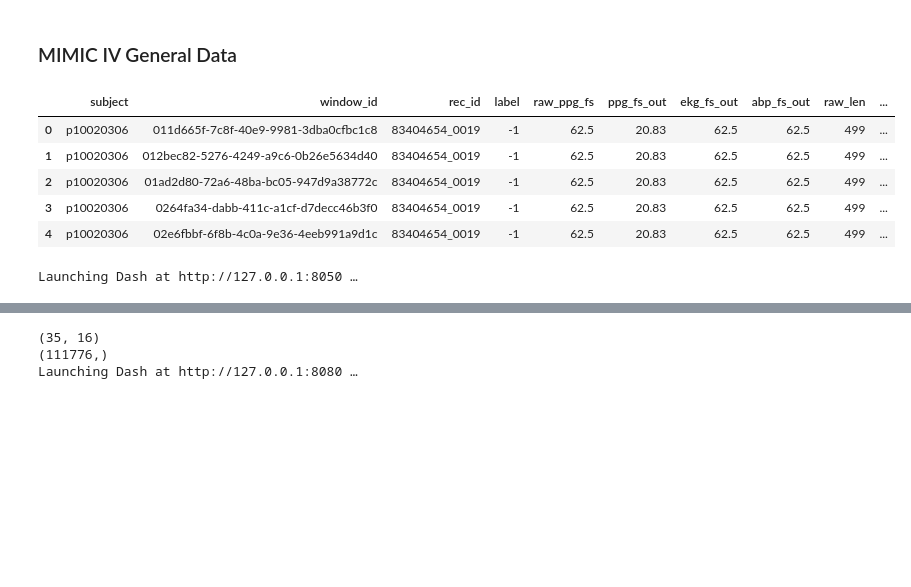
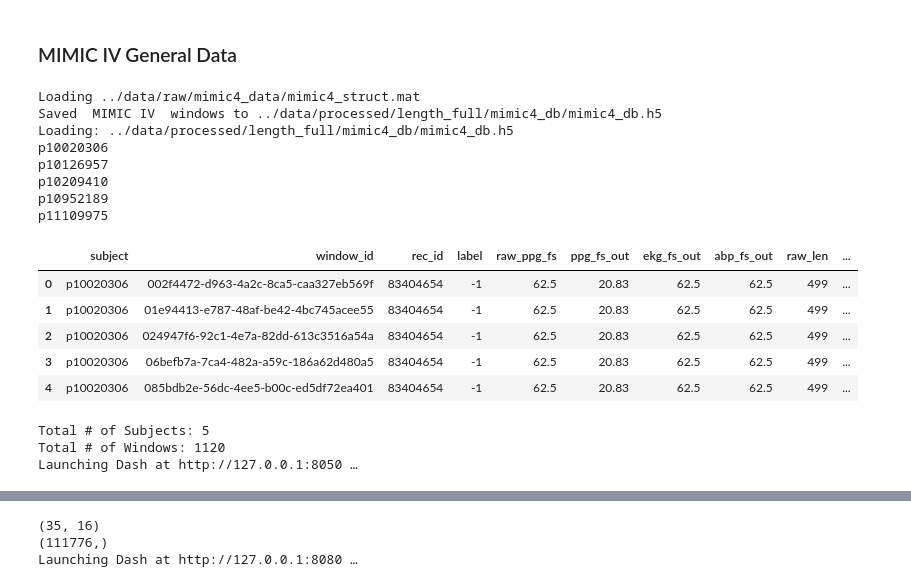
Before and after one commit to ShayanRiyaz/Heart_Rhythm_Analysis, a Jupyter notebook: notebooks/step_1_2_concatenate_datasets.ipynb, the cells around one changed output, grey strips where cells are left out. Drawn from its saved outputs; the diff is of its cells as text; code cells hidden in the pictures; blank space fills up the shorter version.

```diff
--- a/notebooks/step_1_2_concatenate_datasets.ipynb
+++ b/notebooks/step_1_2_concatenate_datasets.ipynb
@@ -16,6 +16,9 @@ from heart_rhythm_analysis.utils.timeseries_viewer import make_window_figure, cr
 
 bSetUpDB = True
 WINDOW_LEN = 8
+
+import dash
+app = dash.Dash(__name__)
 # %% [markdown]
 # Create Datasets from Databases
 # %%
@@ -204,6 +213,6 @@ if __name__ == "__main__":
 # %%
 def main():
-    root_path = os.path.join('../data/raw/mimic3_data/_mimic3_struct.mat')
+    root_path = os.path.join('../data/raw/mimic3_data/mimic3_struct.mat')
     out_filename = 'mimic3_db'
     out_path = os.path.join('../data/processed/length_full/mimic3_db')
 
@@ -222,7 +231,7 @@ def main():
         "zero_phase": True,
         "out_filename": out_filename
     }
-    bSetUpDB = True
+    bSetUpDB = False
     if bSetUpDB:
         etl = MimicETL(config)
         out_file = etl.process()
@@ -232,9 +241,14 @@ def main():
     return df
 if __name__ == "__main__":
     df_mimic3_gen = main()
-    first = df_mimic3_gen.iloc[np.random.randint(0, len(df_mimic3_gen))]
+    # first = df_mimic3_gen.iloc[np.random.randint(0, len(df_mimic3_gen))]
+    chosen_subj = df_mimic3_gen['subject'].unique()[0]
+
+    surr_subject_df = df_mimic3_gen[df_mimic3_gen['subject'] == chosen_subj]
+
+    display(surr_subject_df.head())
     # # initialize Dash
-    # app = dash.Dash(__name__)
+
 
     # # randomly pick one window at start-up
     initial_window = df_mimic3_gen.sample(1).iloc[0]
@@ -250,10 +264,12 @@ if __name__ == "__main__":
     fig_fn = lambda window: make_window_figure(window, specs)
 
     app = create_time_series_viewer(
-    df_mimic3_gen,
+    surr_subject_df,
     fig_fn,
     specs,
     index_label_fn=lambda idx, row: f"{row.subject}-{row.window_id}"
 )
+    print(f'Total # of Subjects: {len(df_mimic3_gen['subject'].unique())}')
+    print(f'Total # of Windows: {df_mimic3_gen.shape[0]}')
     print("Launching Dash at http://127.0.0.1:8050 …")
-    # app.run(debug=True)
+    app.run(debug=True)
@@ -266,7 +296,7 @@ np.random.seed(42)
 def main():
     substring = ''
     file_name = f'_{substring}' if len(substring) > 0 else ""
-    root_path = os.path.join(f'../data/raw/mimic4_data/_mimic4{file_name}_struct.mat')
+    root_path = os.path.join(f'../data/raw/mimic4_data/mimic4{file_name}_struct.mat')
     out_filename = f'mimic4{file_name}_db'
     out_path = os.path.join(f'../data/processed/length_full/{out_filename}')
 
@@ -287,46 +317,59 @@ def main():
         "zero_phase": True,
         "out_filename": out_filename
     }
-    bSetUpDB = False
+    bSetUpDB = True
     if bSetUpDB:
         etl = MimicETL(config)
         out_file = etl.process()
         print(f"Saved {substring} MIMIC IV  windows to", out_file)
     df = load_as_df(out_path,out_filename)
     display(df.head())
     return df
 
 if __name__ == "__main__":
 
     df_mimic4_gen = main()
     first = df_mimic4_gen.iloc[np.random.randint(0, len(df_mimic4_gen))]
     initial_window = df_mimic4_gen.sample(1).iloc[0]
     specs = [
         {"key":"raw_ppg",  "fs_key":"raw_ppg_fs",  "subplot":1, "legend":"Raw PPG"},
         {"key":"proc_ppg", "fs_key":"ppg_fs_out",  "subplot":1, "legend":"Proc PPG"},
         {"key":"raw_ekg",  "fs_key":"ekg_fs_out",  "subplot":2,               },
         {"key":"raw_abp",  "fs_key":"abp_fs_out",  "subplot":3,               },
     ]
 
     # 3) bind specs into a single-arg figure fn
     fig_fn = lambda window: make_window_figure(window, specs)
 
     app = create_time_series_viewer(
     df_mimic4_gen,
     fig_fn,
     specs,
     index_label_fn=lambda idx, row: f"{row.subject}-{row.window_id}"
 )
+    print(f'Total # of Subjects: {len(df_mimic4_gen['subject'].unique())}')
+    print(f'Total # of Windows: {df_mimic4_gen.shape[0]}')
     print("Launching Dash at http://127.0.0.1:8050 …")
-    app.run(debug=True)
+
+    # app.run(debug=True)
 # %% [output]
+Loading ../data/raw/mimic4_data/mimic4_struct.mat
+Saved  MIMIC IV  windows to ../data/processed/length_full/mimic4_db/mimic4_db.h5
+Loading: ../data/processed/length_full/mimic4_db/mimic4_db.h5
+p10020306
+p10126957
+p10209410
+p10952189
+p11109975
 |  | subject | window_id | rec_id | label | raw_ppg_fs | ppg_fs_out | ekg_fs_out | abp_fs_out | raw_len | ... |
-| 0 | p10020306 | 011d665f-7c8f-40e9-9981-3dba0cfbc1c8 | 83404654_0019 | -1 | 62.5 | 20.83 | 62.5 | 62.5 | 499 | ... |
-| 1 | p10020306 | 012bec82-5276-4249-a9c6-0b26e5634d40 | 83404654_0019 | -1 | 62.5 | 20.83 | 62.5 | 62.5 | 499 | ... |
-| 2 | p10020306 | 01ad2d80-72a6-48ba-bc05-947d9a38772c | 83404654_0019 | -1 | 62.5 | 20.83 | 62.5 | 62.5 | 499 | ... |
-| 3 | p10020306 | 0264fa34-dabb-411c-a1cf-d7decc46b3f0 | 83404654_0019 | -1 | 62.5 | 20.83 | 62.5 | 62.5 | 499 | ... |
-| 4 | p10020306 | 02e6fbbf-6f8b-4c0a-9e36-4eeb991a9d1c | 83404654_0019 | -1 | 62.5 | 20.83 | 62.5 | 62.5 | 499 | ... |
+| 0 | p10020306 | 002f4472-d963-4a2c-8ca5-caa327eb569f | 83404654 | -1 | 62.5 | 20.83 | 62.5 | 62.5 | 499 | ... |
+| 1 | p10020306 | 01e94413-e787-48af-be42-4bc745acee55 | 83404654 | -1 | 62.5 | 20.83 | 62.5 | 62.5 | 499 | ... |
+| 2 | p10020306 | 024947f6-92c1-4e7a-82dd-613c3516a54a | 83404654 | -1 | 62.5 | 20.83 | 62.5 | 62.5 | 499 | ... |
+| 3 | p10020306 | 06befb7a-7ca4-482a-a59c-186a62d480a5 | 83404654 | -1 | 62.5 | 20.83 | 62.5 | 62.5 | 499 | ... |
+| 4 | p10020306 | 085bdb2e-56dc-4ee5-b00c-ed5df72ea401 | 83404654 | -1 | 62.5 | 20.83 | 62.5 | 62.5 | 499 | ... |
-Launching Dash at http://127.0.0.1:8050 …
+Total # of Subjects: 5
+Total # of Windows: 1120
+Launching Dash at http://127.0.0.1:8050 …
 [interactive output not drawn]
 # %%
 subject_agg = {
```
Also changed, not shown: parts of 3 cells of this notebook, 1 other file.
